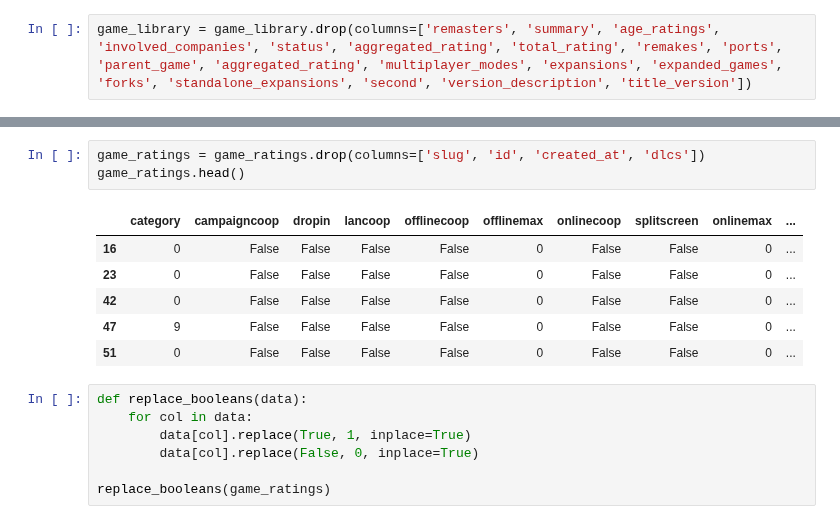
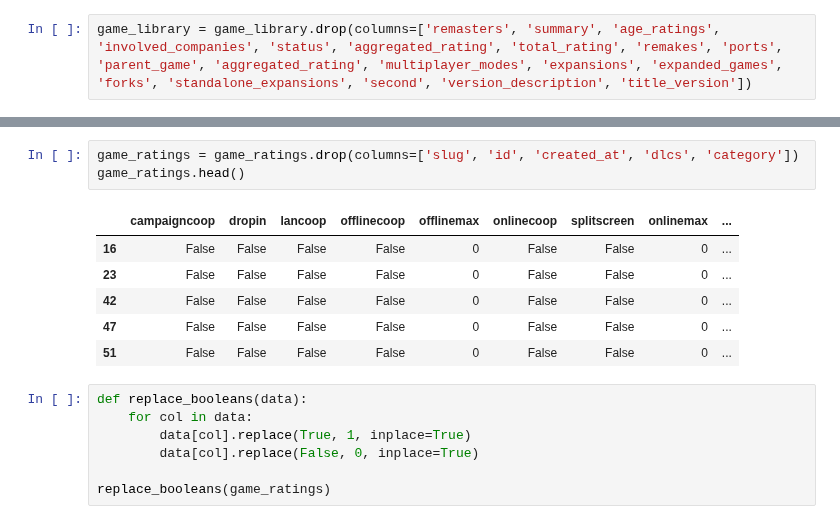
Before and after one commit to MrEnigmamgine/Videogame-Capstone_fork, a Jupyter notebook: Lindy_workbook.ipynb, the cells around one changed output, grey strips where cells are left out. Drawn from its saved outputs; the diff is of its cells as text.

```diff
--- a/Lindy_workbook.ipynb
+++ b/Lindy_workbook.ipynb
@@ -665,13 +673,13 @@ train.head()
 # %%
-game_ratings = game_ratings.drop(columns=['slug', 'id', 'created_at', 'dlcs'])
+game_ratings = game_ratings.drop(columns=['slug', 'id', 'created_at', 'dlcs', 'category'])
 game_ratings.head()
 # %% [output]
-|  | category | campaigncoop | dropin | lancoop | offlinecoop | offlinemax | onlinecoop | splitscreen | onlinemax | ... |
-| 16 | 0 | False | False | False | False | 0 | False | False | 0 | ... |
-| 23 | 0 | False | False | False | False | 0 | False | False | 0 | ... |
-| 42 | 0 | False | False | False | False | 0 | False | False | 0 | ... |
-| 47 | 9 | False | False | False | False | 0 | False | False | 0 | ... |
-| 51 | 0 | False | False | False | False | 0 | False | False | 0 | ... |
+|  | campaigncoop | dropin | lancoop | offlinecoop | offlinemax | onlinecoop | splitscreen | onlinemax | ... |
+| 16 | False | False | False | False | 0 | False | False | 0 | ... |
+| 23 | False | False | False | False | 0 | False | False | 0 | ... |
+| 42 | False | False | False | False | 0 | False | False | 0 | ... |
+| 47 | False | False | False | False | 0 | False | False | 0 | ... |
+| 51 | False | False | False | False | 0 | False | False | 0 | ... |
 # %%
 def replace_booleans(data):
     for col in data:
```
Also changed, not shown: parts of 56 cells of this notebook.
